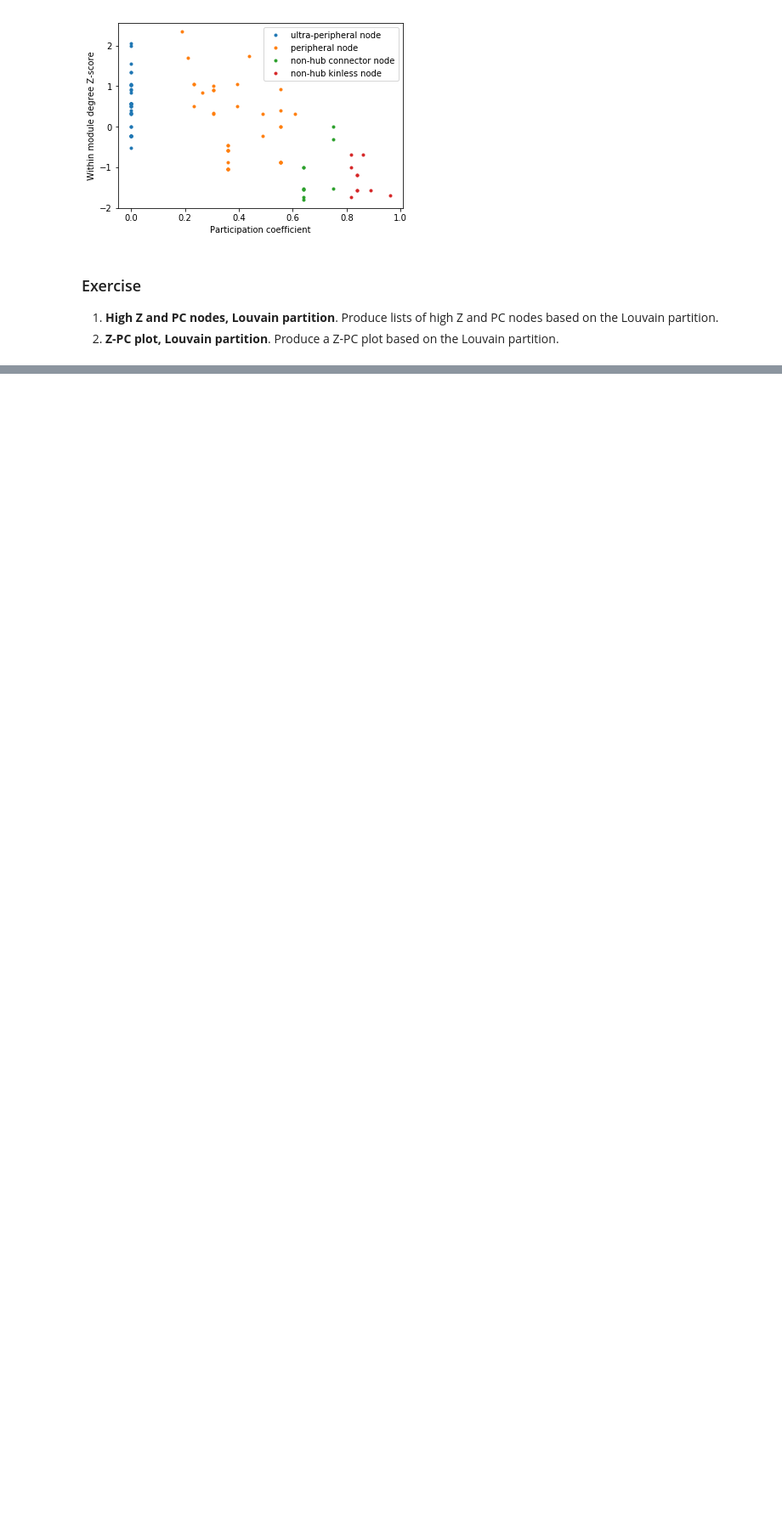
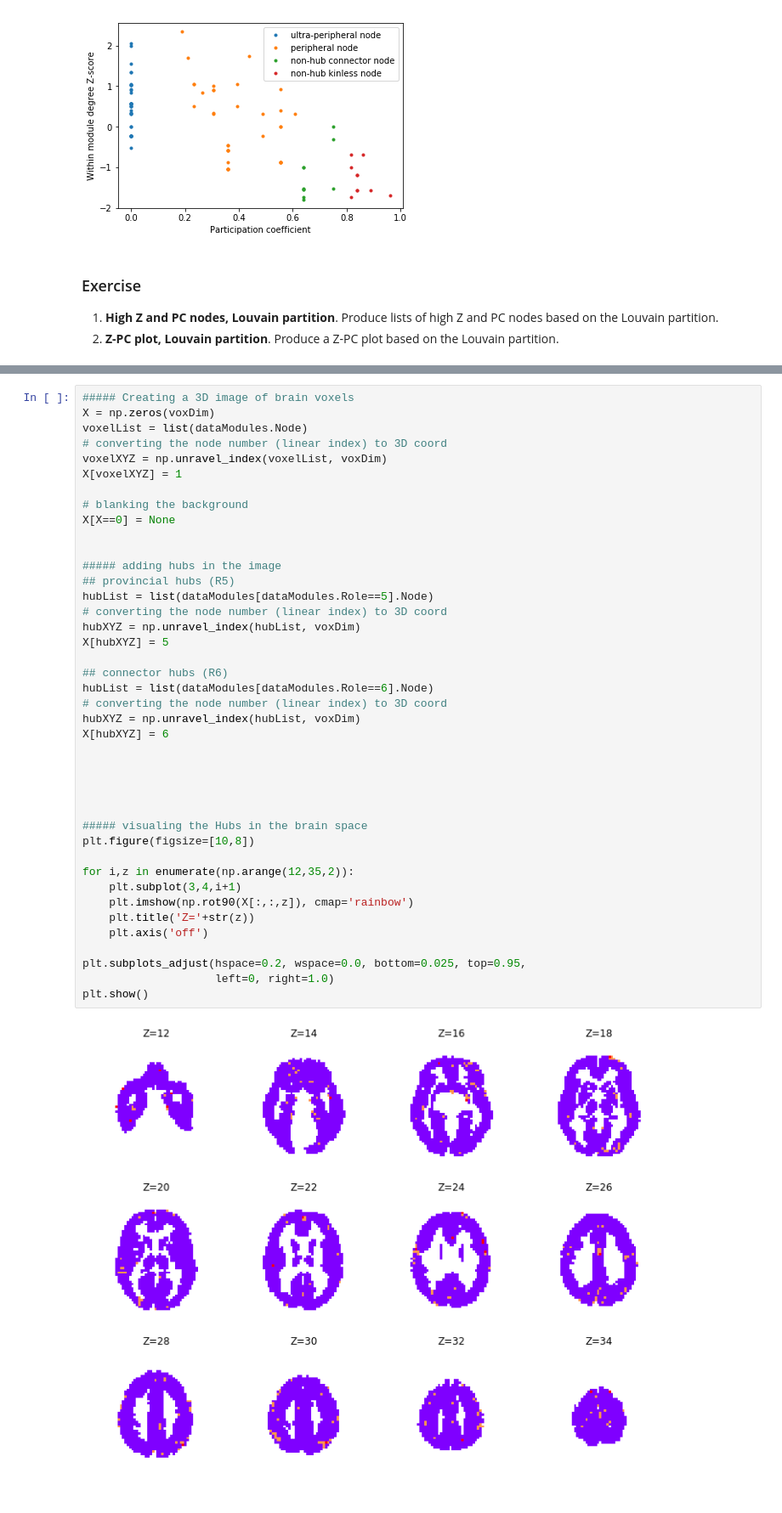
Before and after one commit to sathayas/JupyterConnectivitySpring2019, a Jupyter notebook: Modules.ipynb, the cells around one changed output, grey strips where cells are left out. Shown at 85% size. Saved outputs shown, nothing was run; the diff lists cells and outputs as text; blank space fills up the shorter version.

```diff
--- a/Modules.ipynb
+++ b/Modules.ipynb
@@ -782,0 +942,43 @@ plt.show()
+# %%
+##### Creating a 3D image of brain voxels
+X = np.zeros(voxDim)
+voxelList = list(dataModules.Node)
+# converting the node number (linear index) to 3D coord
+voxelXYZ = np.unravel_index(voxelList, voxDim)
+X[voxelXYZ] = 1
+
+# blanking the background
+X[X==0] = None
+
+
+##### adding hubs in the image
+## provincial hubs (R5)
+hubList = list(dataModules[dataModules.Role==5].Node)
+# converting the node number (linear index) to 3D coord
+hubXYZ = np.unravel_index(hubList, voxDim)
+X[hubXYZ] = 5
+
+## connector hubs (R6)
+hubList = list(dataModules[dataModules.Role==6].Node)
+# converting the node number (linear index) to 3D coord
+hubXYZ = np.unravel_index(hubList, voxDim)
+X[hubXYZ] = 6
+
+
+
+
+
+##### visualing the Hubs in the brain space
+plt.figure(figsize=[10,8])
+
+for i,z in enumerate(np.arange(12,35,2)):
+    plt.subplot(3,4,i+1)
+    plt.imshow(np.rot90(X[:,:,z]), cmap='rainbow')
+    plt.title('Z='+str(z))
+    plt.axis('off')
+
+plt.subplots_adjust(hspace=0.2, wspace=0.0, bottom=0.025, top=0.95,
+                    left=0, right=1.0)
+plt.show()
+# %% [output]
+[figure, added]
```
Also changed, not shown: parts of 12 cells of this notebook.
